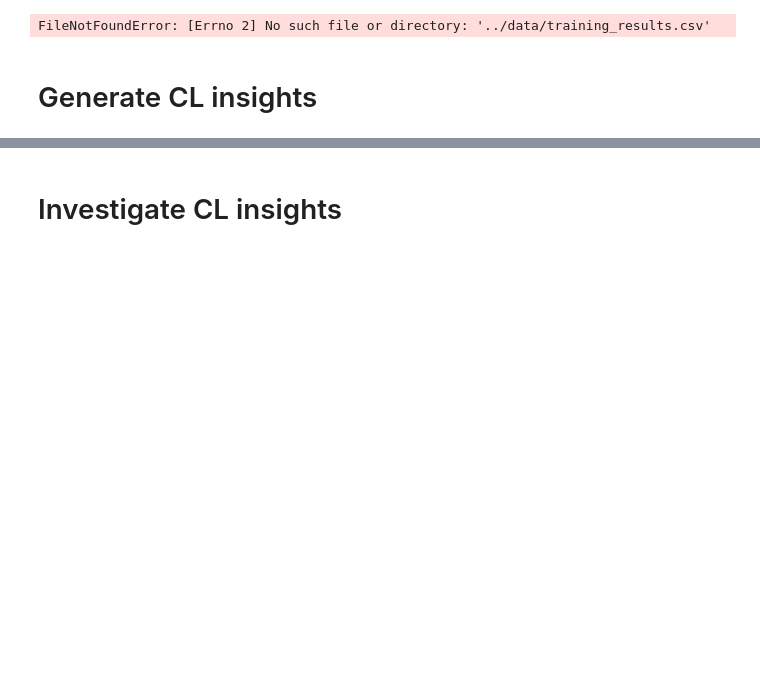
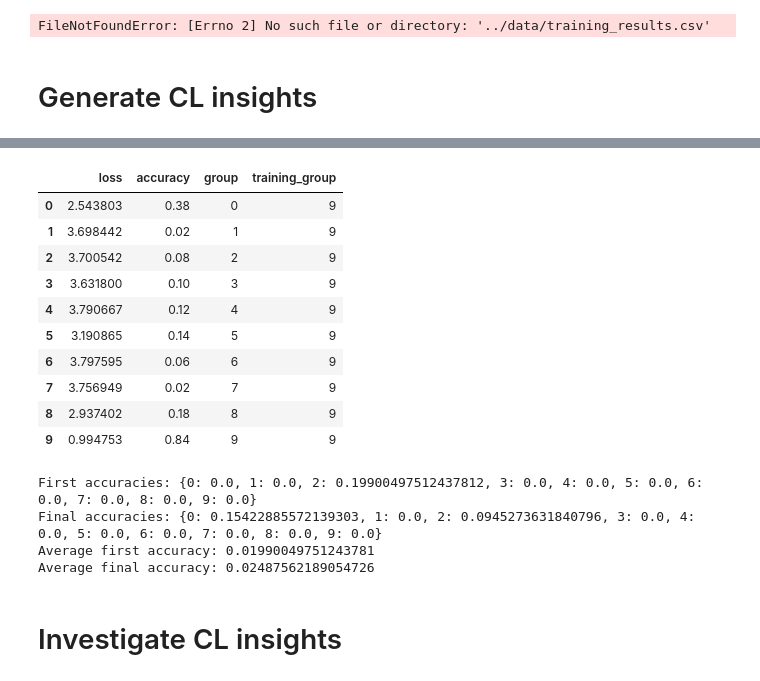
Before and after one commit to ByteFuse/MAMLCon, a Jupyter notebook: notebooks/generate_plots.ipynb, the cells around one changed output, grey strips where cells are left out. Drawn from its saved outputs; the diff is of its cells as text; code cells hidden in the pictures; blank space fills up the shorter version.

```diff
--- a/notebooks/generate_plots.ipynb
+++ b/notebooks/generate_plots.ipynb
@@ -566,4 +521,6 @@ class OMLModel(nn.Module):
         logits = torch.cat(layer_logits, dim=1)
 
         return {'logits':logits}
+# %%
+N_TRAINING_STEPS = 50
 # %%
@@ -713,3 +675,37 @@ IndexError: list index out of range
+# %%
+# only keep the first and last of a group given that training group indicates the order
+head
+# %% [output]
+|  | loss | accuracy | group | training_group |
+| 0 | 2.543803 | 0.38 | 0 | 9 |
+| 1 | 3.698442 | 0.02 | 1 | 9 |
+| 2 | 3.700542 | 0.08 | 2 | 9 |
+| 3 | 3.631800 | 0.10 | 3 | 9 |
+| 4 | 3.790667 | 0.12 | 4 | 9 |
+| 5 | 3.190865 | 0.14 | 5 | 9 |
+| 6 | 3.797595 | 0.06 | 6 | 9 |
+| 7 | 3.756949 | 0.02 | 7 | 9 |
+| 8 | 2.937402 | 0.18 | 8 | 9 |
+| 9 | 0.994753 | 0.84 | 9 | 9 |
+# %%
+import numpy as np
+
+first_accuracies_oml = {}
+final_accuracies_oml = {}
+for group in results.group.unique():
+    first_accuracies_oml[group] = results[results['group']==group].sort_values('training_group', ascending=True).iloc[0]['accuracy']
+    final_accuracies_oml[group] = results[results['group']==group].sort_values('training_group', ascending=True).iloc[-1]['accuracy']
+
+print(f'First accuracies: {first_accuracies_oml}')
+print(f'Final accuracies: {final_accuracies_oml}')
+
+print(f'Average first accuracy: {np.mean(list(first_accuracies_oml.values()))}')
+print(f'Average final accuracy: {np.mean(list(final_accuracies_oml.values()))}')
+# %% [output]
+First accuracies: {0: 0.0, 1: 0.0, 2: 0.19900497512437812, 3: 0.0, 4: 0.0, 5: 0.0, 6: 0.0, 7: 0.0, 8: 0.0, 9: 0.0}
+Final accuracies: {0: 0.15422885572139303, 1: 0.0, 2: 0.0945273631840796, 3: 0.0, 4: 0.0, 5: 0.0, 6: 0.0, 7: 0.0, 8: 0.0, 9: 0.0}
+Average first accuracy: 0.01990049751243781
+Average final accuracy: 0.02487562189054726
 # %% [markdown]
 # Investigate CL insights
 # %%
```
Also changed, not shown: parts of 7 cells of this notebook.
